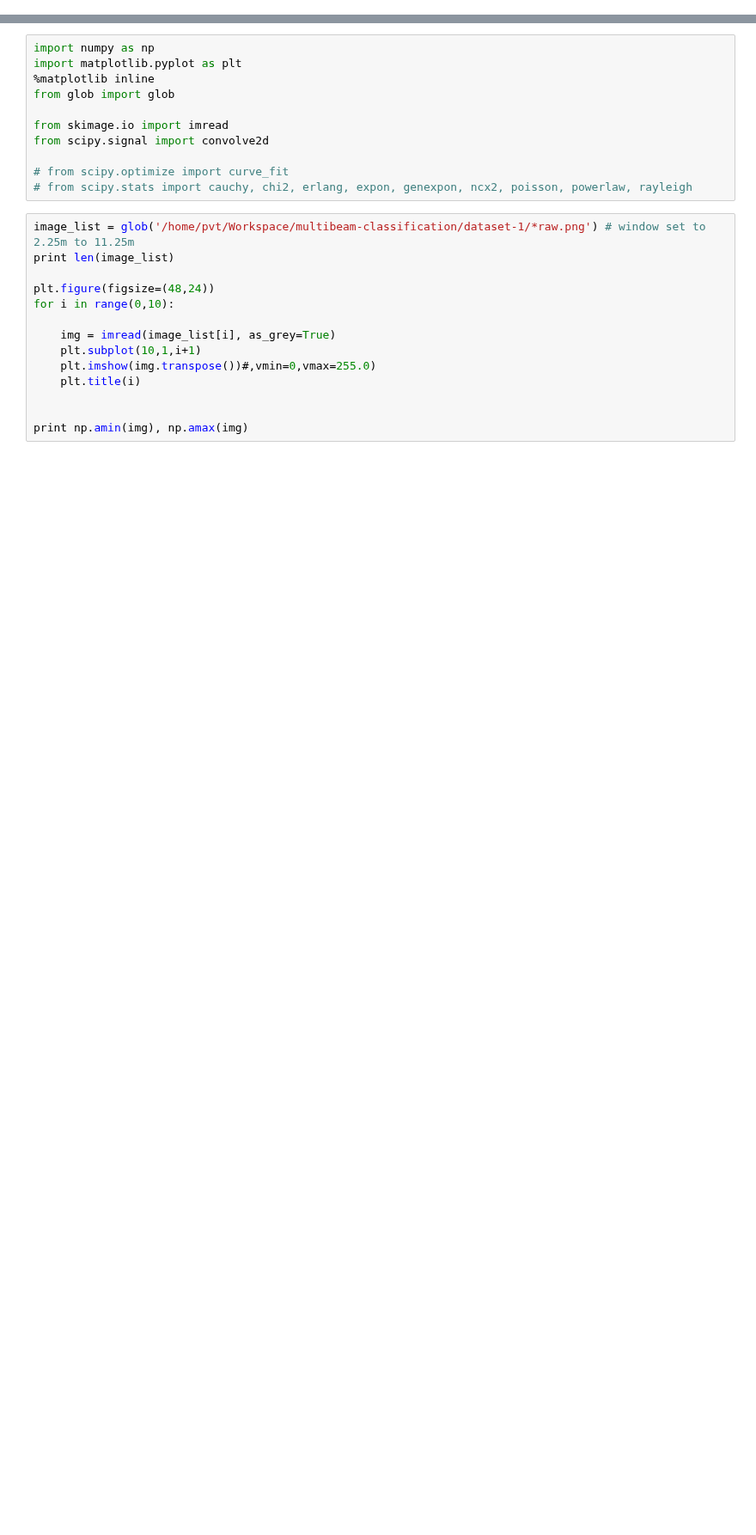
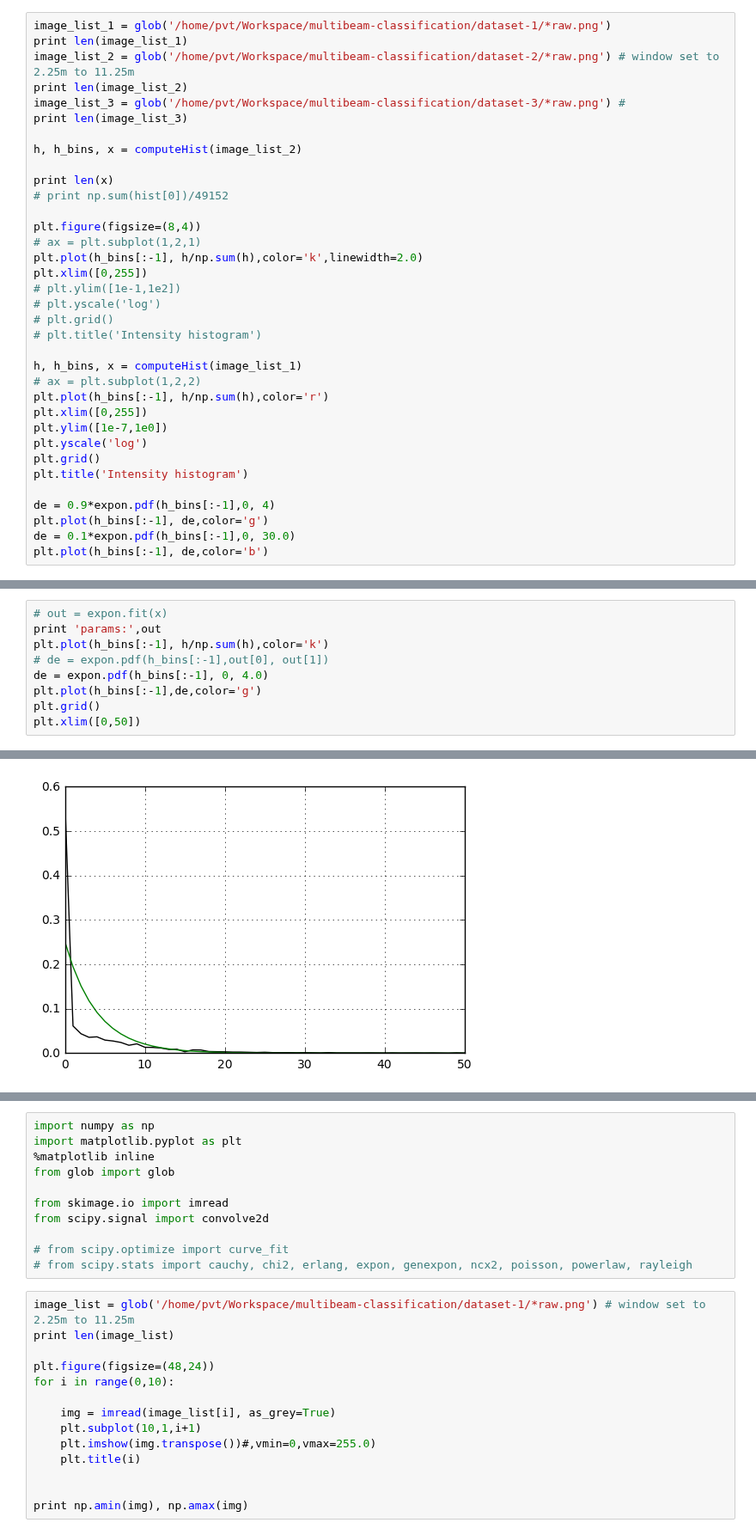
Before and after one commit to pvazteixeira/multibeam, a Jupyter notebook: feature-mrf-dev.ipynb, the cells around one changed output, grey strips where cells are left out. Shown at 86% size. Drawn from its saved outputs; the diff is of its cells as text; blank space fills up the shorter version.

```diff
--- a/feature-mrf-dev.ipynb
+++ b/feature-mrf-dev.ipynb
@@ -0,0 +38,35 @@
+# %%
+image_list_1 = glob('/home/pvt/Workspace/multibeam-classification/dataset-1/*raw.png')
+print len(image_list_1)
+image_list_2 = glob('/home/pvt/Workspace/multibeam-classification/dataset-2/*raw.png') # window set to 2.25m to 11.25m
+print len(image_list_2)
+image_list_3 = glob('/home/pvt/Workspace/multibeam-classification/dataset-3/*raw.png') #
+print len(image_list_3)
+
+h, h_bins, x = computeHist(image_list_2)
+
+print len(x)
+# print np.sum(hist[0])/49152
+
+plt.figure(figsize=(8,4))
+# ax = plt.subplot(1,2,1)
+plt.plot(h_bins[:-1], h/np.sum(h),color='k',linewidth=2.0)
+plt.xlim([0,255])
+# plt.ylim([1e-1,1e2])
+# plt.yscale('log')
+# plt.grid()
+# plt.title('Intensity histogram')
+
+h, h_bins, x = computeHist(image_list_1)
+# ax = plt.subplot(1,2,2)
+plt.plot(h_bins[:-1], h/np.sum(h),color='r')
+plt.xlim([0,255])
+plt.ylim([1e-7,1e0])
+plt.yscale('log')
+plt.grid()
+plt.title('Intensity histogram')
+
+de = 0.9*expon.pdf(h_bins[:-1],0, 4)
+plt.plot(h_bins[:-1], de,color='g')
+de = 0.1*expon.pdf(h_bins[:-1],0, 30.0)
+plt.plot(h_bins[:-1], de,color='b')
@@ -0,0 +89,10 @@
+# %%
+# out = expon.fit(x)
+print 'params:',out
+plt.plot(h_bins[:-1], h/np.sum(h),color='k')
+# de = expon.pdf(h_bins[:-1],out[0], out[1])
+de = expon.pdf(h_bins[:-1], 0, 4.0)
+plt.plot(h_bins[:-1],de,color='g')
+plt.grid()
+plt.xlim([0,50])
+# %% [output]
@@ -0,0 +101 @@
+[figure, added]
```
Also changed, not shown: parts of 13 cells of this notebook.
